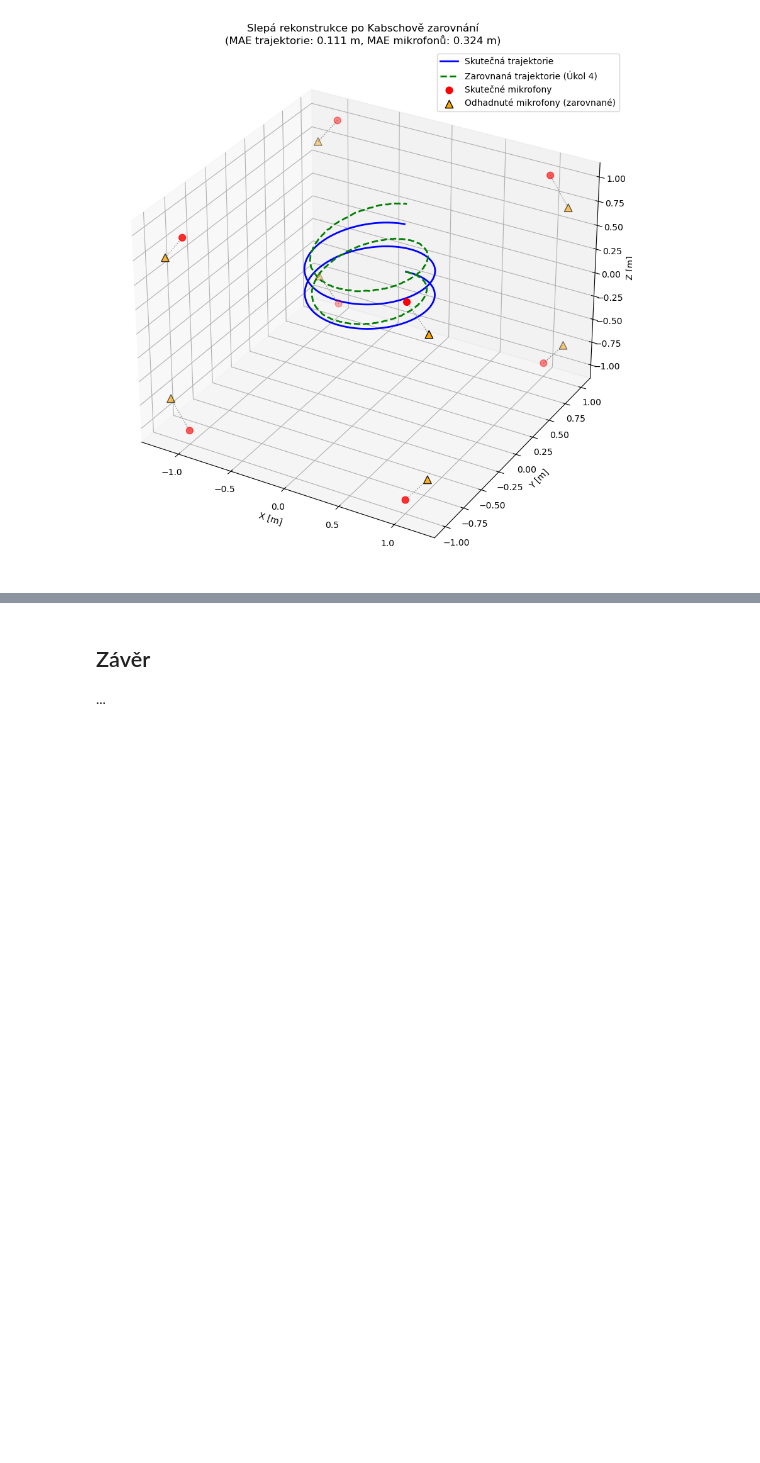
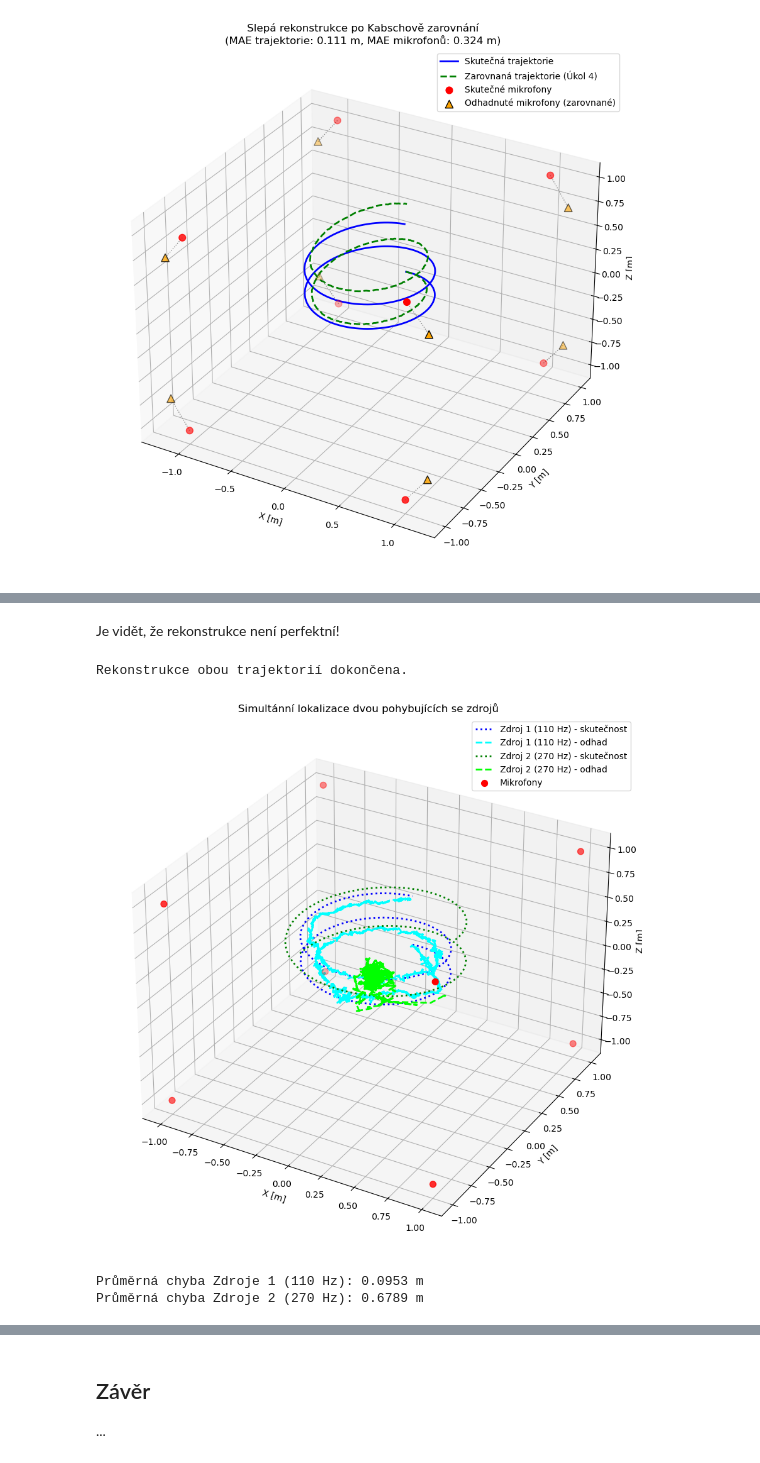
Before and after one commit to Psychol0gicl/dr_semestralni_prace, a Jupyter notebook: dr2026_1sem.ipynb, the cells around one changed output, grey strips where cells are left out. Drawn from its saved outputs; the diff is of its cells as text; code cells hidden in the pictures; blank space fills up the shorter version.

```diff
--- a/dr2026_1sem.ipynb
+++ b/dr2026_1sem.ipynb
@@ -556,0 +714,66 @@ TODO: nech si vysvetlit posunuti Panem Gemini
+# %% [markdown]
+Je vidět, že rekonstrukce není perfektní!
+# %%
+# Pomocná funkce, která obalí celou tvou pipeline pro jeden vyfiltrovaný signál
+def reconstruct_trajectory(filtered_sounds, f_target, mics_3d, window, stride, v_sound, f_sample):
+    # 1. Segmentace
+    segmented = do_segmentation(filtered_sounds, window, stride)
+
+    # 2. Maximální přípustný posun vzorků pro danou frekvenci zdroje
+    max_samp = int(f_sample / f_target)
+
+    # 3. Odhad časových zpoždění [s] a přepočet na rozdíly vzdáleností [m]
+    dt_est = apply_estimation(segmented, estimate_delta_t_enhanced, max_samp)
+    ds_est = dt_est * v_sound
+
+    # 4. Optimalizace 3D polohy pro každý segment
+    traj_est = []
+    for i_seg in range(ds_est.shape[2]):
+        pos = matrix2coordinates(ds_est[:, :, i_seg], mics_3d)
+        traj_est.append(pos)
+
+    return np.asarray(traj_est, dtype=np.float64)
+
+# Spuštění rekonstrukce pro oba zdroje
+mics_3d = mics[:, 0, :]
+
+traj_est_1 = reconstruct_trajectory(
+    sounds_filtered_1, f_sound_1, mics_3d, window, stride, v_sound, f_sample
+)
+traj_est_2 = reconstruct_trajectory(
+    sounds_filtered_2, f_sound_2, mics_3d, window, stride, v_sound, f_sample
+)
+
+print("Rekonstrukce obou trajektorií dokončena.")
+# %% [output]
+Rekonstrukce obou trajektorií dokončena.
+# %%
+fig = plt.figure(figsize=(11, 9))
+ax = fig.add_subplot(projection='3d')
+
+# Zdroj 1: skutečnost vs. odhad
+ax.plot(traj_1[::stride, 0], traj_1[::stride, 1], traj_1[::stride, 2],
+        label=f'Zdroj 1 ({f_sound_1} Hz) - skutečnost', color='blue', linestyle= ':', linewidth=2)
+ax.plot(traj_est_1[:, 0], traj_est_1[:, 1], traj_est_1[:, 2],
+        label=f'Zdroj 1 ({f_sound_1} Hz) - odhad', color='cyan', linestyle='--', linewidth=2)
+
+# Zdroj 2: skutečnost vs. odhad
+ax.plot(traj_2[::stride, 0], traj_2[::stride, 1], traj_2[::stride, 2],
+        label=f'Zdroj 2 ({f_sound_2} Hz) - skutečnost', color='green',linestyle= ':', linewidth=2)
+ax.plot(traj_est_2[:, 0], traj_est_2[:, 1], traj_est_2[:, 2],
+        label=f'Zdroj 2 ({f_sound_2} Hz) - odhad', color='lime', linestyle='--', linewidth=2)
+
+# Mikrofony
+ax.scatter(mics_3d[:, 0], mics_3d[:, 1], mics_3d[:, 2], color='red', s=50, label='Mikrofony')
+
+ax.set_xlabel('X [m]')
+ax.set_ylabel('Y [m]')
+ax.set_zlabel('Z [m]')
+ax.set_title('Simultánní lokalizace dvou pohybujících se zdrojů')
+ax.legend()
+plt.tight_layout()
+plt.show()
+# %% [output]
+[figure, added]
+Průměrná chyba Zdroje 1 (110 Hz): 0.0953 m
+Průměrná chyba Zdroje 2 (270 Hz): 0.6789 m
```
Also changed, not shown: parts of 24 cells of this notebook.
